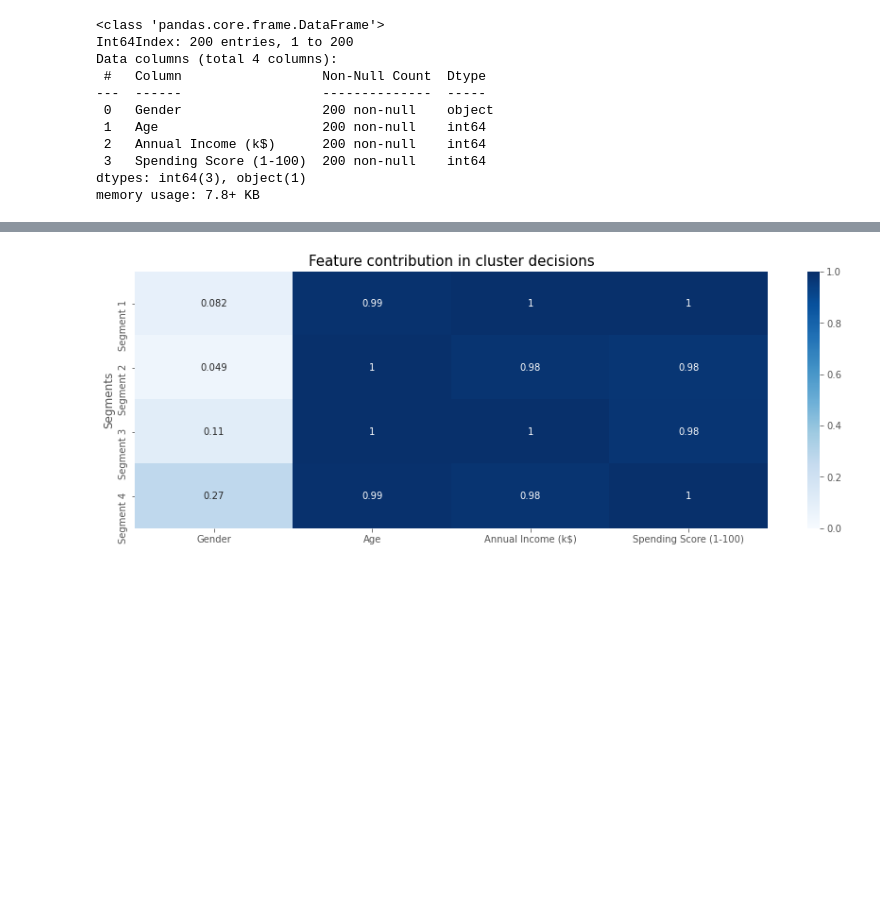
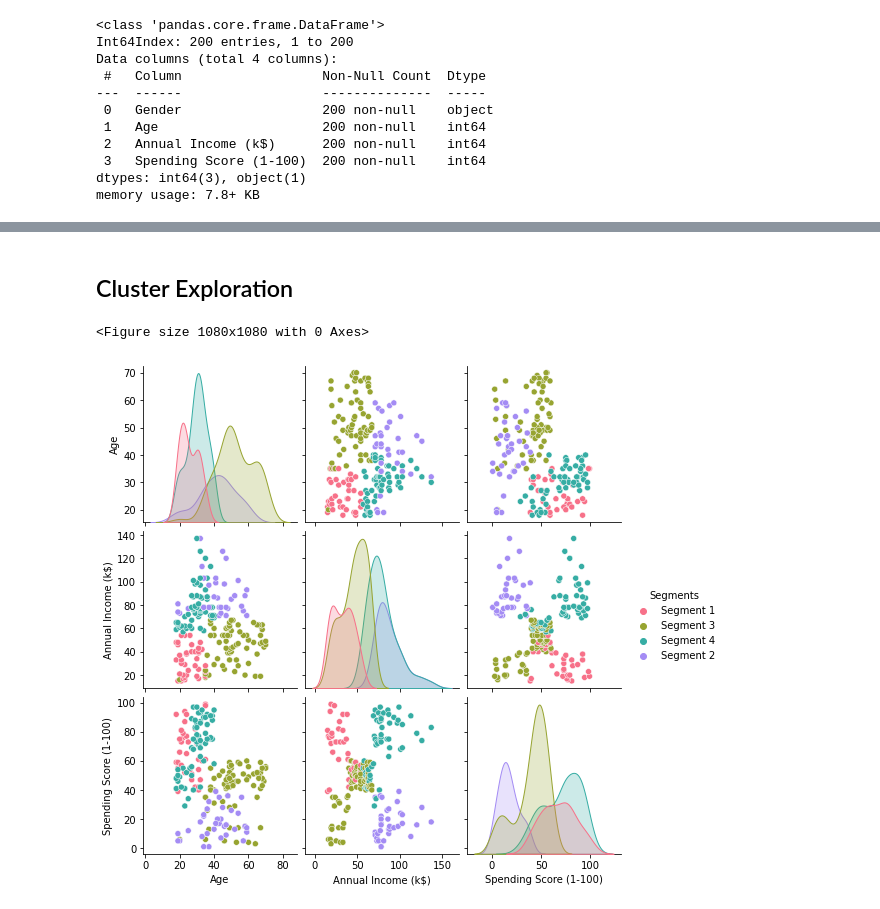
Before and after one commit to negatively/mall-customer-segmentation, a Jupyter notebook: notebooks/customer-segmentation.ipynb, the cells around one changed output, grey strips where cells are left out. Drawn from its saved outputs; the diff is of its cells as text; code cells hidden in the pictures; blank space fills up the shorter version.

```diff
--- a/notebooks/customer-segmentation.ipynb
+++ b/notebooks/customer-segmentation.ipynb
@@ -129,14 +131,17 @@ Segment 3     23
 Name: Segments, dtype: int64
-# %%
-# Contributions of different features in segmentation
-cluster_mean = cluster_tagged_data.groupby(['Segments']).mean()
-grouped_numeric_data_mean = df.mean()
-contributions_group_features = abs(cluster_mean/grouped_numeric_data_mean - 1)
-
-#Visualising contributions in cluster decisions
-plt.figure(figsize = (15, 5))
-plt.title('Feature contribution in cluster decisions', size = 15)
-sns.heatmap(data = contributions_group_features, annot = True, vmin = 0, vmax = 1, cmap = 'Blues')
-plt.show()
-# %% [output]
-[figure, removed]
+# %% [markdown]
+## Cluster Exploration
+# %%
+# Gender Inverse Mapping
+mapping = {1 : 'Male',
+            0 : 'Female'}
+df_cluster['Gender'] = df_cluster['Gender'].map(mapping)
+# %%
+# numerical data exploration
+plt.figure(figsize=(15,15))
+sns.pairplot(data=df_cluster, hue="Segments", palette='husl',
+            vars=["Age", "Annual Income (k$)", "Spending Score (1-100)"])
+plt.show()
+# %% [output]
+<Figure size 1080x1080 with 0 Axes>
+[figure, added]
```
Also changed, not shown: parts of 27 cells of this notebook.
